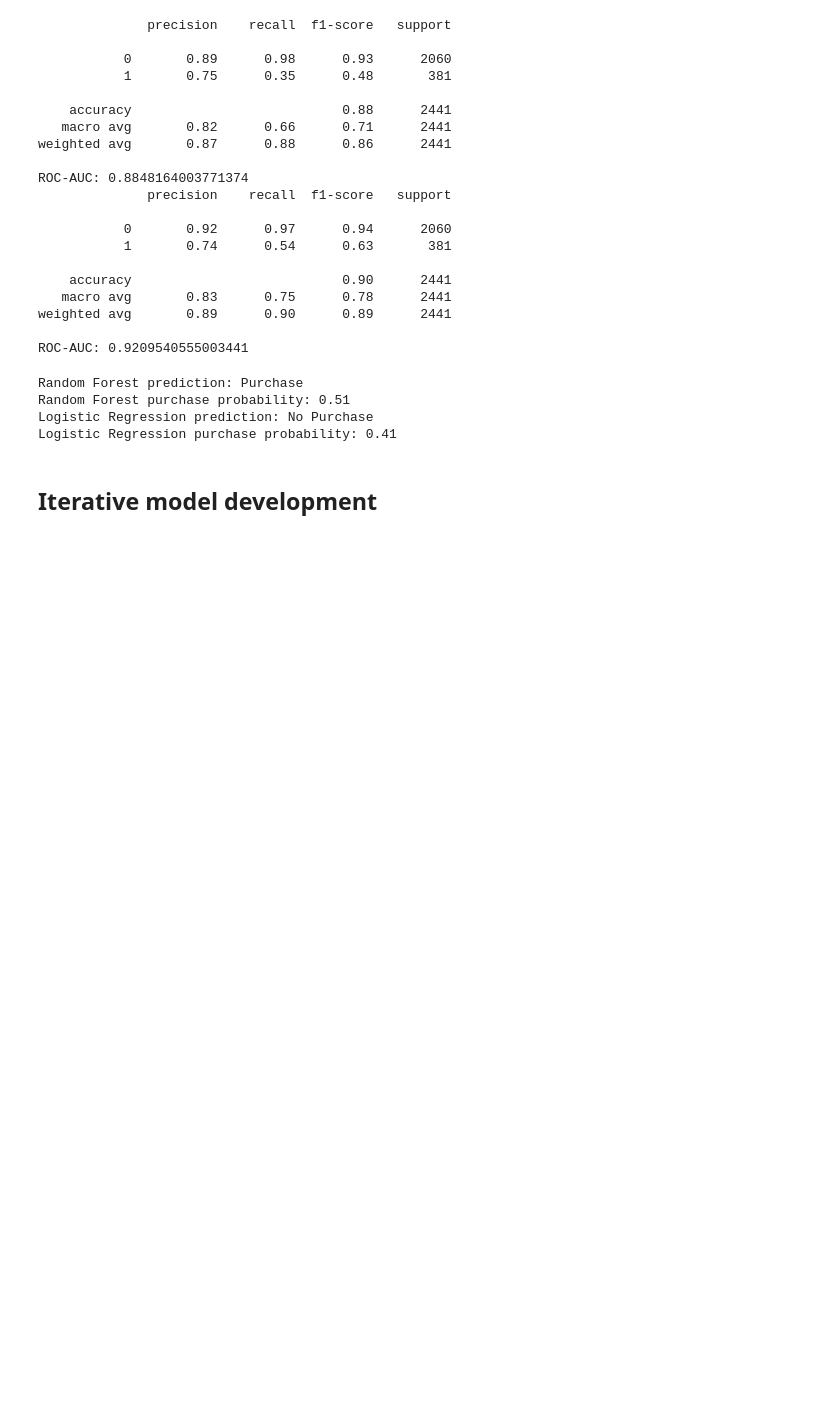
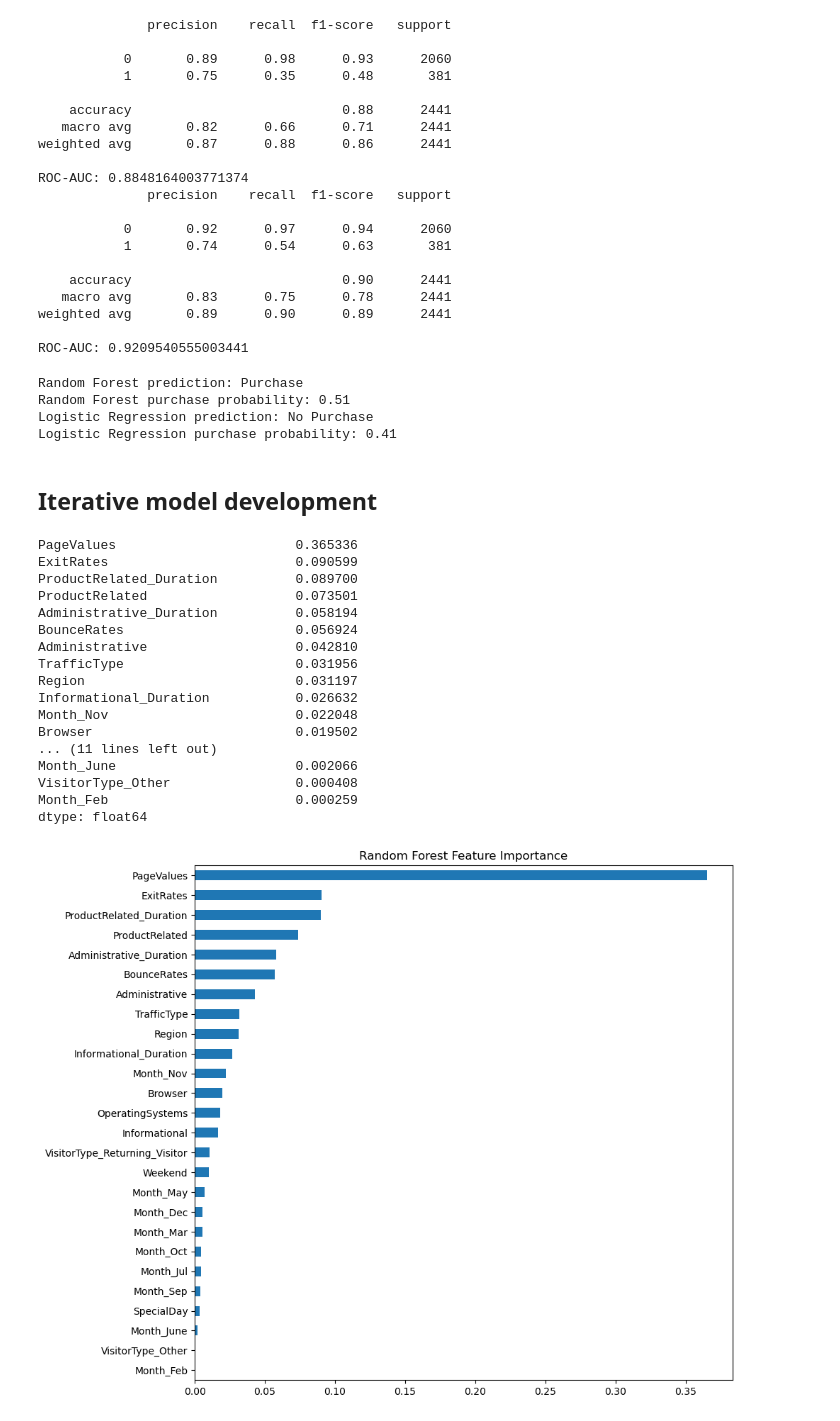
Before and after one commit to aducoding/ML_project, a Jupyter notebook: MLDP Program Codes Submission Template (1).ipynb, the cells around one changed output. Saved outputs shown, nothing was run; the diff lists cells and outputs as text; code cells hidden in the pictures; blank space fills up the shorter version.

Commit message:
Add feature importance analysis and select reduced feature set

```diff
--- a/MLDP Program Codes Submission Template (1).ipynb
+++ b/MLDP Program Codes Submission Template (1).ipynb
@@ -348,3 +348,33 @@ Logistic Regression purchase probability: 0.41
 ## Iterative model development
 # %%
 ## Further feature engineering / feature selection
+# %%
+# Check feature importance from the Random Forest model
+importances = pd.Series(rf.feature_importances_, index=X_train.columns).sort_values(ascending=False)
+print(importances)
+
+plt.figure(figsize=(10, 8))
+importances.plot(kind='barh')
+plt.title("Random Forest Feature Importance")
+plt.gca().invert_yaxis()
+plt.tight_layout()
+plt.show()
+# %% [output]
+PageValues                       0.365336
+ExitRates                        0.090599
+ProductRelated_Duration          0.089700
+ProductRelated                   0.073501
+Administrative_Duration          0.058194
+BounceRates                      0.056924
+Administrative                   0.042810
+TrafficType                      0.031956
+Region                           0.031197
+Informational_Duration           0.026632
+Month_Nov                        0.022048
+Browser                          0.019502
+... (11 lines left out)
+Month_June                       0.002066
+VisitorType_Other                0.000408
+Month_Feb                        0.000259
+dtype: float64
+[figure, added]
```
Also changed, not shown: parts of 2 cells of this notebook.
